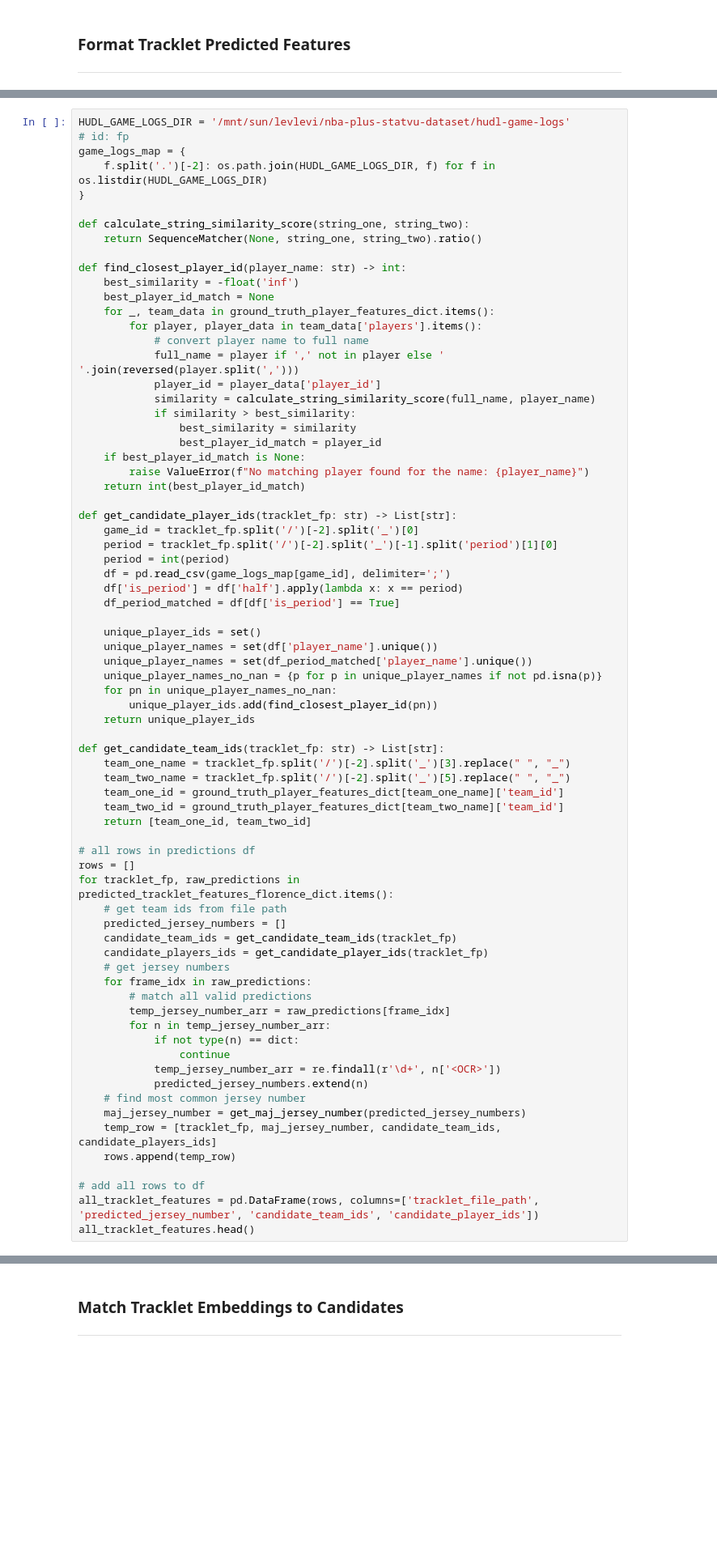
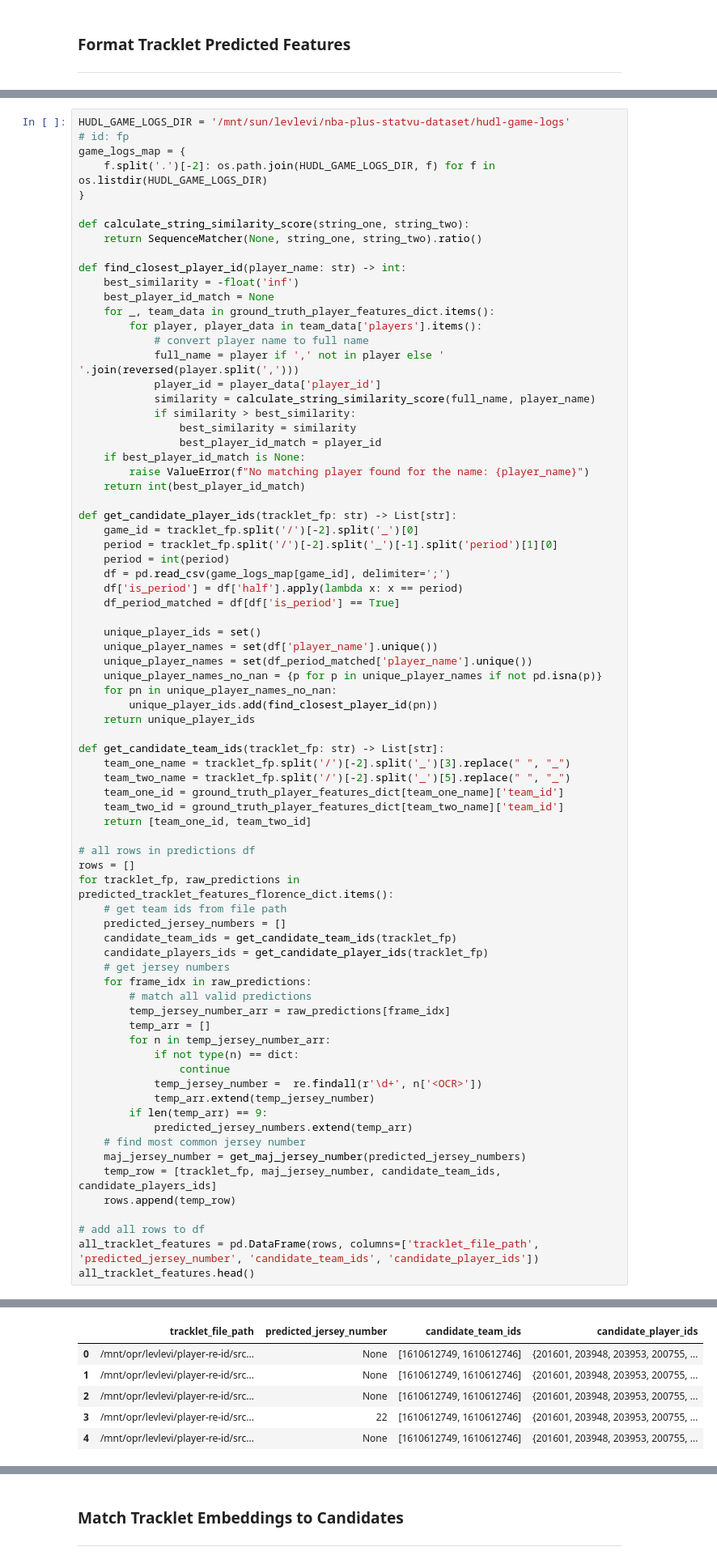
Before and after one commit to gedas-ug-projects/player-re-id, a Jupyter notebook: src/testing/embed_players/simplified_embed_players.ipynb, the cells around one changed output, grey strips where cells are left out. Shown: that part at 81% size. Drawn from its saved outputs; the diff is of its cells as text; blank space fills up the shorter version.

```diff
--- a/src/testing/embed_players/simplified_embed_players.ipynb
+++ b/src/testing/embed_players/simplified_embed_players.ipynb
@@ -147,11 +147,14 @@ for tracklet_fp, raw_predictions in predicted_tracklet_features_florence_dict.it
     for frame_idx in raw_predictions:
         # match all valid predictions
         temp_jersey_number_arr = raw_predictions[frame_idx]
+        temp_arr = []
         for n in temp_jersey_number_arr:
             if not type(n) == dict:
                 continue
-            temp_jersey_number_arr = re.findall(r'\d+', n['<OCR>'])
-            predicted_jersey_numbers.extend(n)
+            temp_jersey_number =  re.findall(r'\d+', n['<OCR>'])
+            temp_arr.extend(temp_jersey_number)
+        if len(temp_arr) == 9:
+            predicted_jersey_numbers.extend(temp_arr)
     # find most common jersey number
     maj_jersey_number = get_maj_jersey_number(predicted_jersey_numbers)
     temp_row = [tracklet_fp, maj_jersey_number, candidate_team_ids, candidate_players_ids]
@@ -182,3 +167,9 @@ NameError: name 'get_maj_jersey_number' is not defined
+|  | tracklet_file_path | predicted_jersey_number | candidate_team_ids | candidate_player_ids |
+| 0 | /mnt/opr/levlevi/player-re-id/src... | None | [1610612749, 1610612746] | {201601, 203948, 203953, 200755, ... |
+| 1 | /mnt/opr/levlevi/player-re-id/src... | None | [1610612749, 1610612746] | {201601, 203948, 203953, 200755, ... |
+| 2 | /mnt/opr/levlevi/player-re-id/src... | None | [1610612749, 1610612746] | {201601, 203948, 203953, 200755, ... |
+| 3 | /mnt/opr/levlevi/player-re-id/src... | 22 | [1610612749, 1610612746] | {201601, 203948, 203953, 200755, ... |
+| 4 | /mnt/opr/levlevi/player-re-id/src... | None | [1610612749, 1610612746] | {201601, 203948, 203953, 200755, ... |
 # %%
 human_labels = []
 for file_path in all_tracklet_features['tracklet_file_path']:
```
Also changed, not shown: parts of 10 cells of this notebook.
